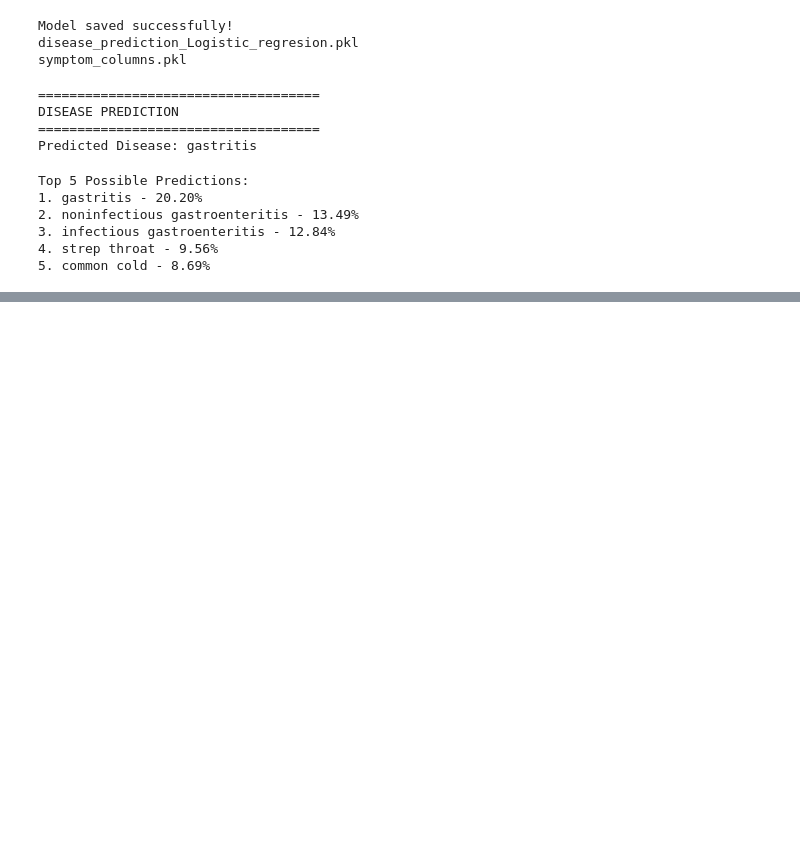
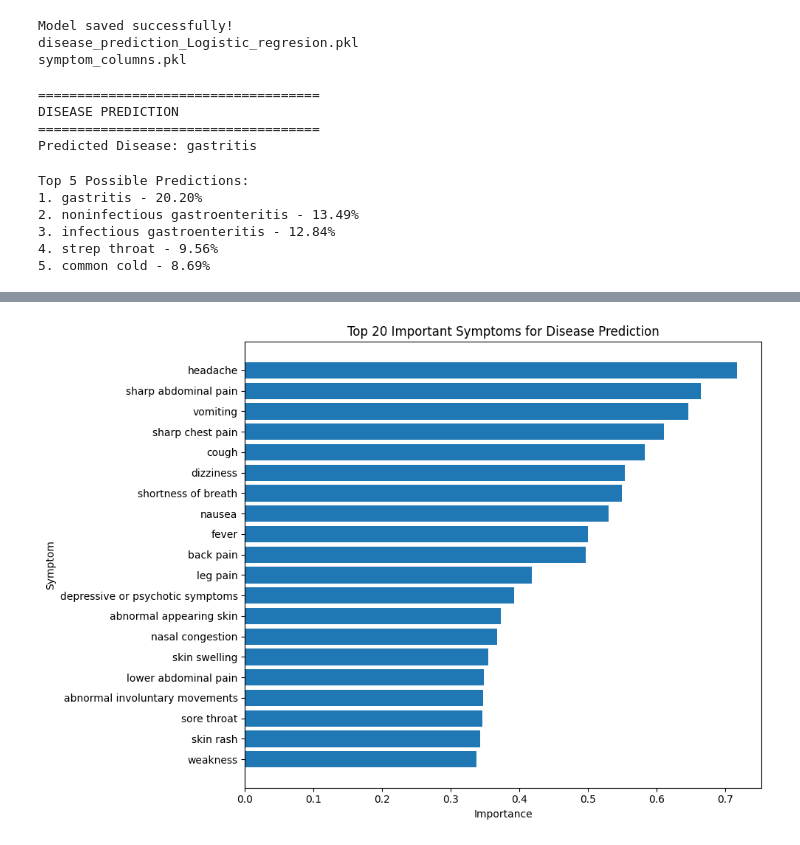
Before and after one commit to Sneha-1503/Disease_Prediction, a Jupyter notebook: Disease_Prediction_Model.ipynb, the cells around one changed output, grey strips where cells are left out. Drawn from its saved outputs; the diff is of its cells as text; code cells hidden in the pictures; blank space fills up the shorter version.

```diff
--- a/Disease_Prediction_Model.ipynb
+++ b/Disease_Prediction_Model.ipynb
@@ -238,0 +289,18 @@ files.download("symptom_columns.pkl")
+# %%
+top_features = feature_importance.head(20)
+
+plt.figure(figsize=(10, 7))
+
+plt.barh(
+    top_features["Symptom"][::-1],
+    top_features["Importance"][::-1]
+)
+
+plt.xlabel("Importance")
+plt.ylabel("Symptom")
+plt.title("Top 20 Important Symptoms for Disease Prediction")
+
+plt.tight_layout()
+plt.show()
+# %% [output]
+[figure, added]
```
Also changed, not shown: parts of 1 cell of this notebook.
